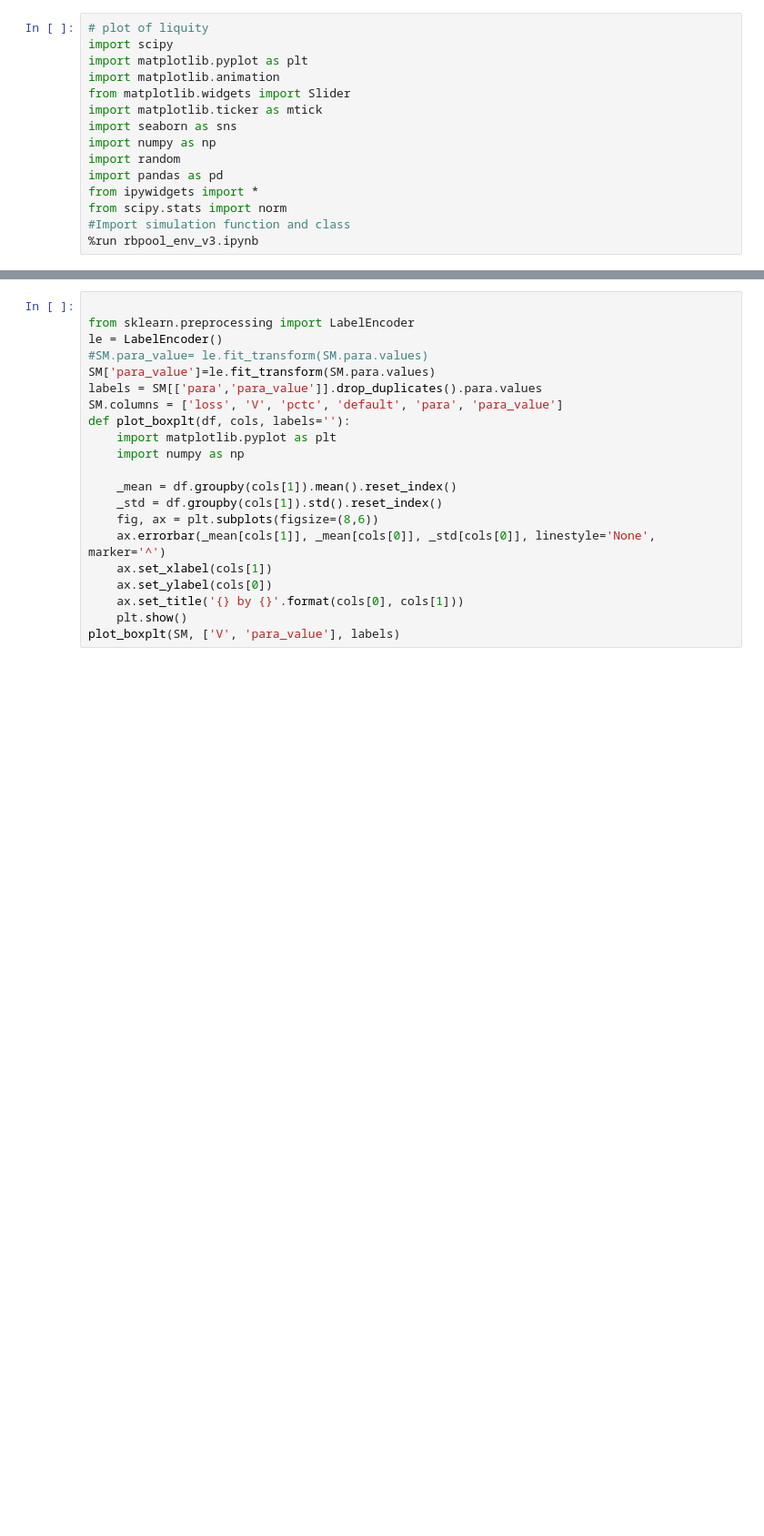
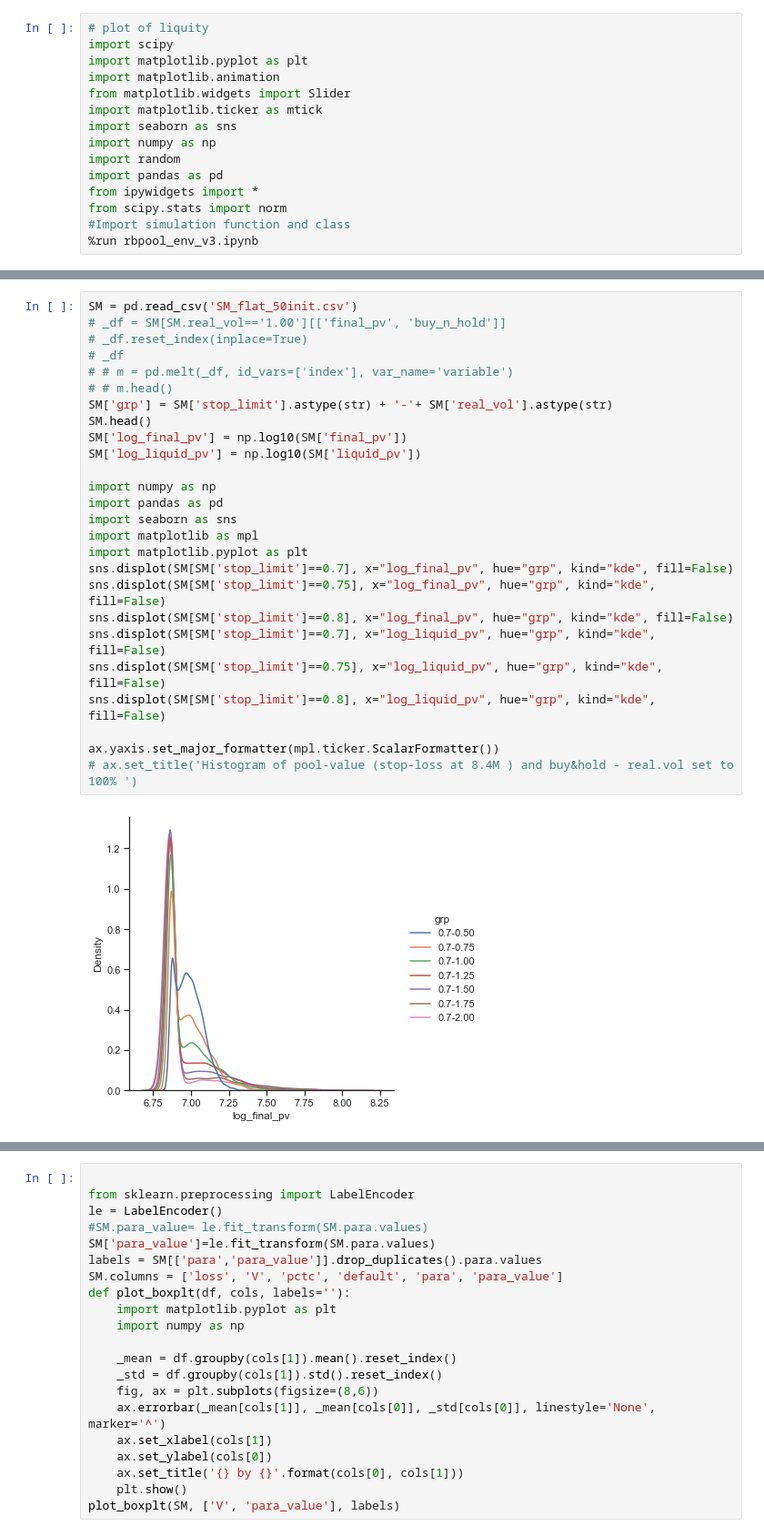
Before and after one commit to yilongalex/alex-v1, a Jupyter notebook: notebooks/ALEX_issue16-simulation-Distribution.ipynb, the cells around one changed output, grey strips where cells are left out. Shown at 91% size. Drawn from its saved outputs; the diff is of its cells as text; blank space fills up the shorter version.

```diff
--- a/notebooks/ALEX_issue16-simulation-Distribution.ipynb
+++ b/notebooks/ALEX_issue16-simulation-Distribution.ipynb
@@ -204,0 +351,28 @@ for Growth_rate in [-1, 0, 1]:
+# %%
+SM = pd.read_csv('SM_flat_50init.csv')
+# _df = SM[SM.real_vol=='1.00'][['final_pv', 'buy_n_hold']]
+# _df.reset_index(inplace=True)
+# _df
+# # m = pd.melt(_df, id_vars=['index'], var_name='variable')
+# # m.head()
+SM['grp'] = SM['stop_limit'].astype(str) + '-'+ SM['real_vol'].astype(str)
+SM.head()
+SM['log_final_pv'] = np.log10(SM['final_pv'])
+SM['log_liquid_pv'] = np.log10(SM['liquid_pv'])
+
+import numpy as np
+import pandas as pd
+import seaborn as sns
+import matplotlib as mpl
+import matplotlib.pyplot as plt
+sns.displot(SM[SM['stop_limit']==0.7], x="log_final_pv", hue="grp", kind="kde", fill=False)
+sns.displot(SM[SM['stop_limit']==0.75], x="log_final_pv", hue="grp", kind="kde", fill=False)
+sns.displot(SM[SM['stop_limit']==0.8], x="log_final_pv", hue="grp", kind="kde", fill=False)
+sns.displot(SM[SM['stop_limit']==0.7], x="log_liquid_pv", hue="grp", kind="kde", fill=False)
+sns.displot(SM[SM['stop_limit']==0.75], x="log_liquid_pv", hue="grp", kind="kde", fill=False)
+sns.displot(SM[SM['stop_limit']==0.8], x="log_liquid_pv", hue="grp", kind="kde", fill=False)
+
+ax.yaxis.set_major_formatter(mpl.ticker.ScalarFormatter())
+# ax.set_title('Histogram of pool-value (stop-loss at 8.4M ) and buy&hold - real.vol set to 100% ')
+# %% [output]
+[figure, added]
```
Also changed, not shown: parts of 41 cells of this notebook.
